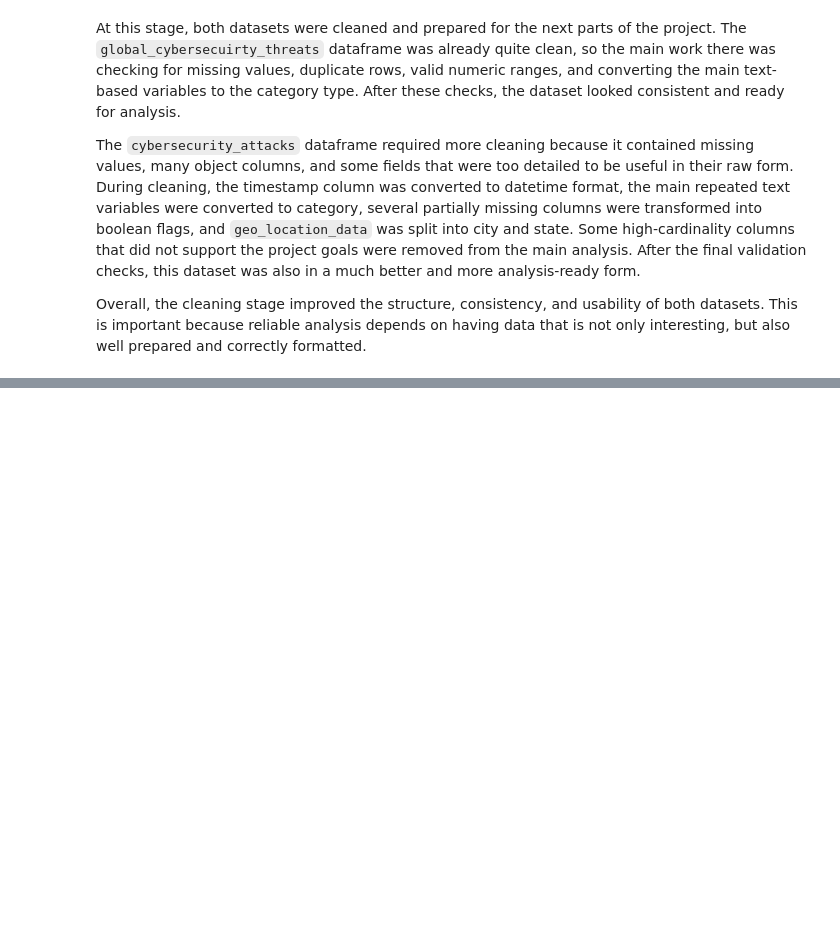
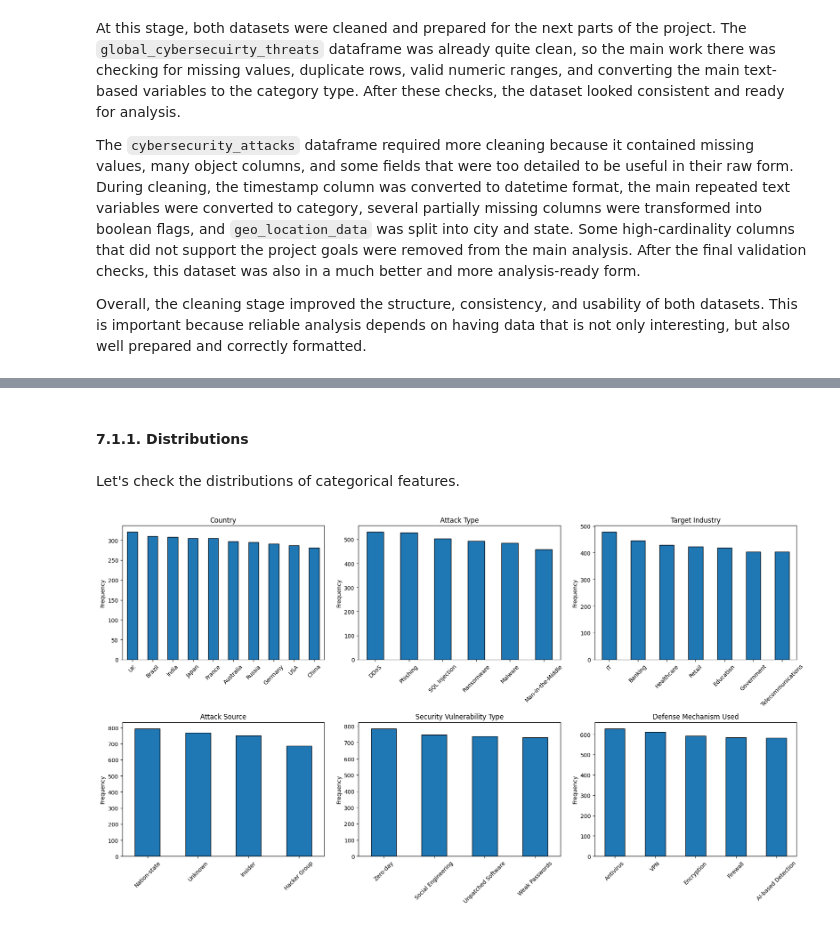
Before and after one commit to AlexanderPanagyurski/cyberattack-severity-analysis, a Jupyter notebook: Drivers of Cyberattack Severity.ipynb, the cells around one changed output, grey strips where cells are left out. Saved outputs shown, nothing was run; the diff lists cells and outputs as text; code cells hidden in the pictures; blank space fills up the shorter version.

Commit message:
Exploratory data analysis: Show and analyze distributions of global_cybersecuirty_threats features

```diff
--- a/Drivers of Cyberattack Severity.ipynb
+++ b/Drivers of Cyberattack Severity.ipynb
@@ -1175,0 +1212,28 @@ Overall, the cleaning stage improved the structure, consistency, and usability o
+# %% [markdown]
+#### 7.1.1. Distributions
+# %% [markdown]
+Let's check the distributions of categorical features.
+# %%
+categorical_cols = [
+    "country",
+    "attack_type",
+    "target_industry",
+    "attack_source",
+    "security_vulnerability_type",
+    "defense_mechanism_used"
+]
+
+plt.figure(figsize=(18, 10))
+
+for i, col in enumerate(categorical_cols, 1):
+    plt.subplot(2, 3, i)
+    global_cybersecuirty_threats[col].value_counts().plot(kind="bar", edgecolor="black")
+    plt.title(col.replace("_", " ").title())
+    plt.xlabel("")
+    plt.ylabel("Frequency")
+    plt.xticks(rotation=45)
+
+plt.tight_layout()
+plt.show()
+# %% [output]
+[figure, added]
```
Also changed, not shown: parts of 8 cells of this notebook.
